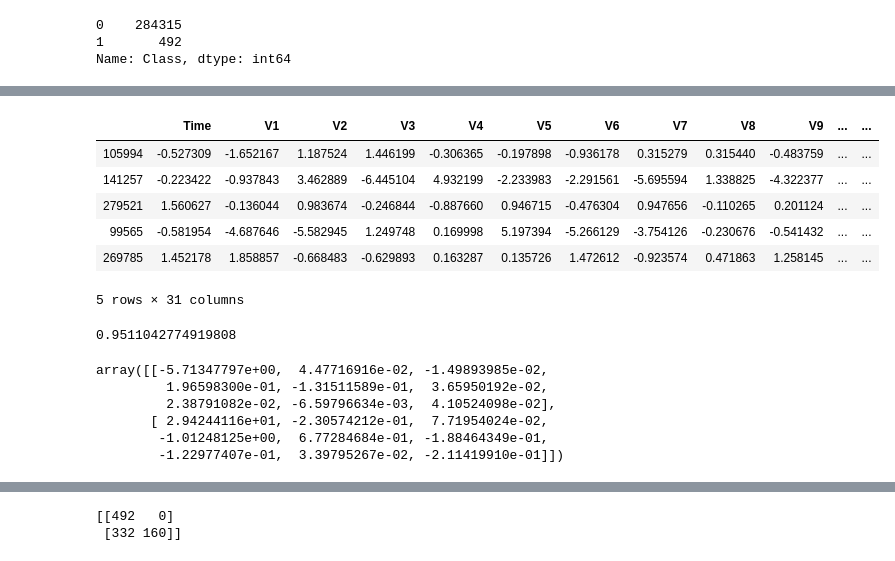
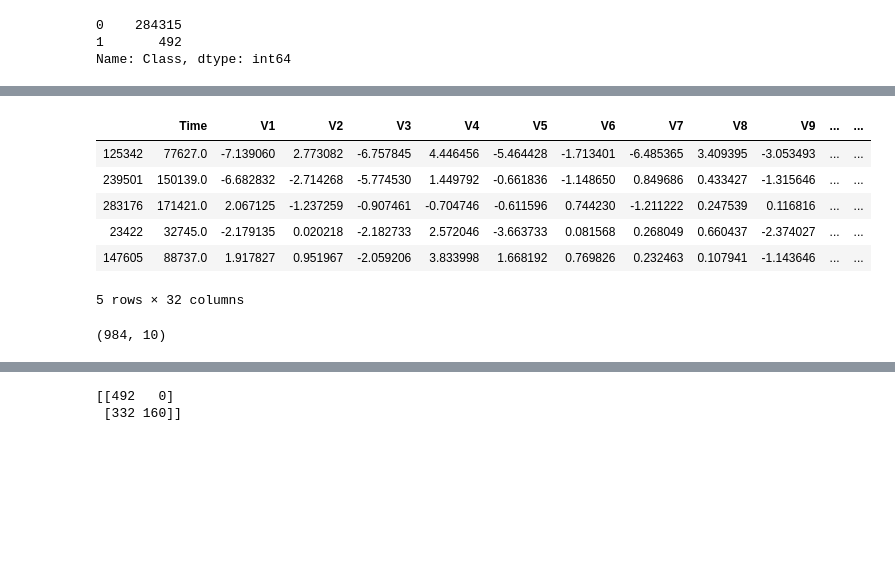
Before and after one commit to kareem-desouky22/Fraud_clustering_clf, a Jupyter notebook: Fraud clustering.ipynb, the cells around one changed output, grey strips where cells are left out. Cells and saved outputs as stored; diff of their text form; code cells hidden in the pictures; blank space fills up the shorter version.

```diff
--- a/Fraud clustering.ipynb
+++ b/Fraud clustering.ipynb
@@ -46,4 +46,7 @@ df["Class"].value_counts()
 Name: Class, dtype: int64
 # %%
 s_scaler = StandardScaler()
-df[["Amount" , "Time"]] = s_scaler.fit_transform(df[["Amount" , "Time"]])
+df[["Amount"]] = s_scaler.fit_transform(df[["Amount"]])
+# %%
+df["Time_Diff"] = df.Time.diff()
+df.head()
@@ -50,18 +61,18 @@ df[["Amount" , "Time"]] = s_scaler.fit_transform(df[["Amount" , "Time"]])
 # %%
 # resample the data
 
 df_Fraud = df[df.Class == 1]
 # df_nonFraud_indesxes = (np.random.choice(df[df.Class == 0 ].index , len(df_Fraud)))
 df_nonFraud = df[df.Class == 0 ].sample(len(df_Fraud))
 new_df = pd.concat([df_Fraud , df_nonFraud])
 new_df = new_df.sample(frac =1)
-new_df.head()
+new_df.head(10)
 # %% [output]
 |  | Time | V1 | V2 | V3 | V4 | V5 | V6 | V7 | V8 | V9 | ... | ... |
-| 105994 | -0.527309 | -1.652167 | 1.187524 | 1.446199 | -0.306365 | -0.197898 | -0.936178 | 0.315279 | 0.315440 | -0.483759 | ... | ... |
-| 141257 | -0.223422 | -0.937843 | 3.462889 | -6.445104 | 4.932199 | -2.233983 | -2.291561 | -5.695594 | 1.338825 | -4.322377 | ... | ... |
-| 279521 | 1.560627 | -0.136044 | 0.983674 | -0.246844 | -0.887660 | 0.946715 | -0.476304 | 0.947656 | -0.110265 | 0.201124 | ... | ... |
-| 99565 | -0.581954 | -4.687646 | -5.582945 | 1.249748 | 0.169998 | 5.197394 | -5.266129 | -3.754126 | -0.230676 | -0.541432 | ... | ... |
-| 269785 | 1.452178 | 1.858857 | -0.668483 | -0.629893 | 0.163287 | 0.135726 | 1.472612 | -0.923574 | 0.471863 | 1.258145 | ... | ... |
+| 125342 | 77627.0 | -7.139060 | 2.773082 | -6.757845 | 4.446456 | -5.464428 | -1.713401 | -6.485365 | 3.409395 | -3.053493 | ... | ... |
+| 239501 | 150139.0 | -6.682832 | -2.714268 | -5.774530 | 1.449792 | -0.661836 | -1.148650 | 0.849686 | 0.433427 | -1.315646 | ... | ... |
+| 283176 | 171421.0 | 2.067125 | -1.237259 | -0.907461 | -0.704746 | -0.611596 | 0.744230 | -1.211222 | 0.247539 | 0.116816 | ... | ... |
+| 23422 | 32745.0 | -2.179135 | 0.020218 | -2.182733 | 2.572046 | -3.663733 | 0.081568 | 0.268049 | 0.660437 | -2.374027 | ... | ... |
+| 147605 | 88737.0 | 1.917827 | 0.951967 | -2.059206 | 3.833998 | 1.668192 | 0.769826 | 0.232463 | 0.107941 | -1.143646 | ... | ... |
-5 rows × 31 columns
+5 rows × 32 columns
 # %%
@@ -69,26 +80,17 @@ x = new_df.drop(columns = "Class")
 y = pd.DataFrame(new_df.Class)
 # %%
-# PCA Feature Selection
+# PCA Feature Selection (1)
 
 from sklearn.decomposition import PCA
 pca = PCA (n_components= 0.95, random_state=1 )
 pca_new_x = pca.fit_transform(x)
-np.sum(pca.explained_variance_ratio_)
+pca_new_x.shape
 # %% [output]
-0.9511042774919808
+(984, 10)
 # %%
 # K-Mean Clustering
 
 from sklearn.cluster import KMeans
 kmeans = KMeans(n_clusters = 2, random_state = 0)
 kmeans_predictions = kmeans.fit_predict(pca_new_x)
-# %%
-kmeans.cluster_centers_
-# %% [output]
-array([[-5.71347797e+00,  4.47716916e-02, -1.49893985e-02,
-         1.96598300e-01, -1.31511589e-01,  3.65950192e-02,
-         2.38791082e-02, -6.59796634e-03,  4.10524098e-02],
-       [ 2.94244116e+01, -2.30574212e-01,  7.71954024e-02,
-        -1.01248125e+00,  6.77284684e-01, -1.88464349e-01,
-        -1.22977407e-01,  3.39795267e-02, -2.11419910e-01]])
 # %%
```
Also changed, not shown: parts of 20 cells of this notebook.
